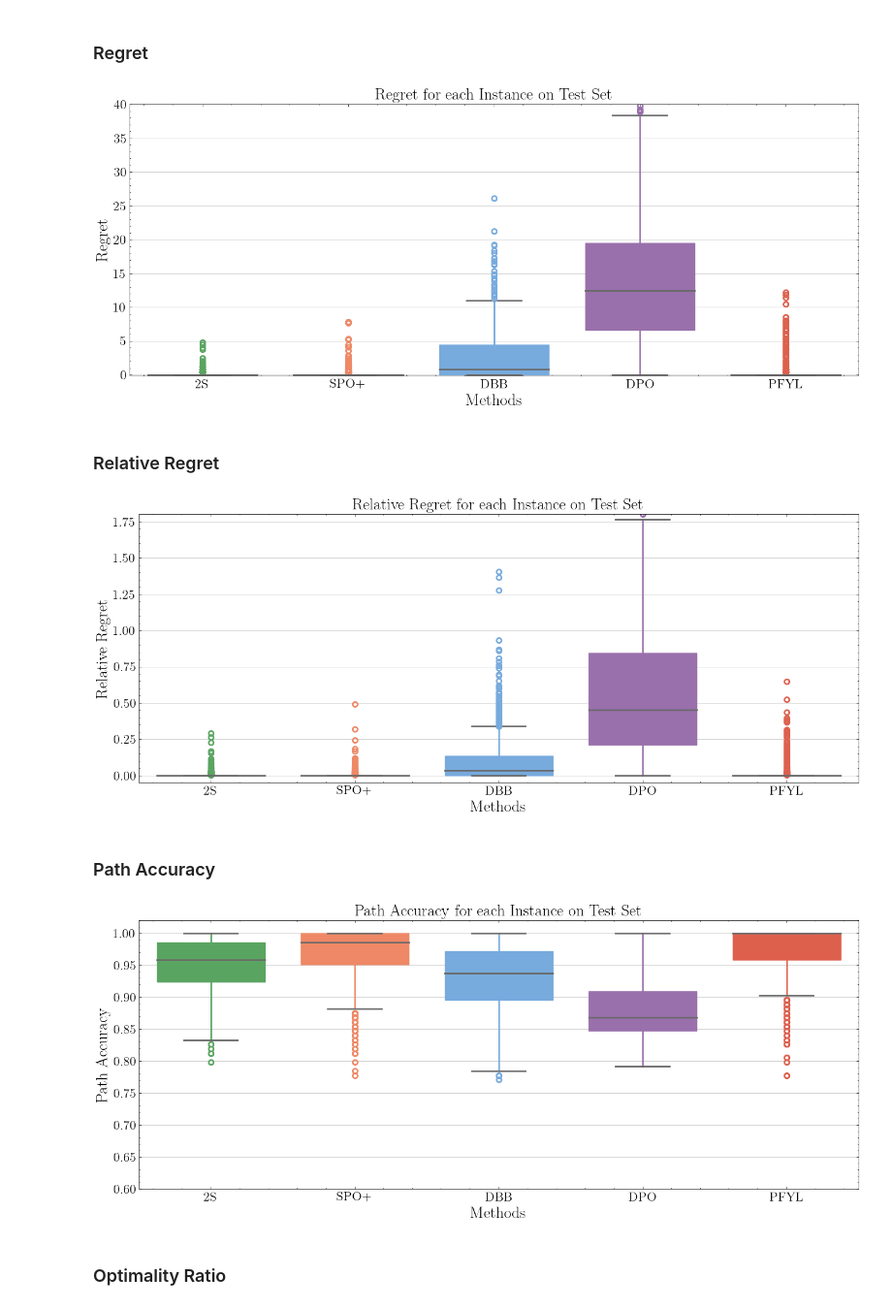
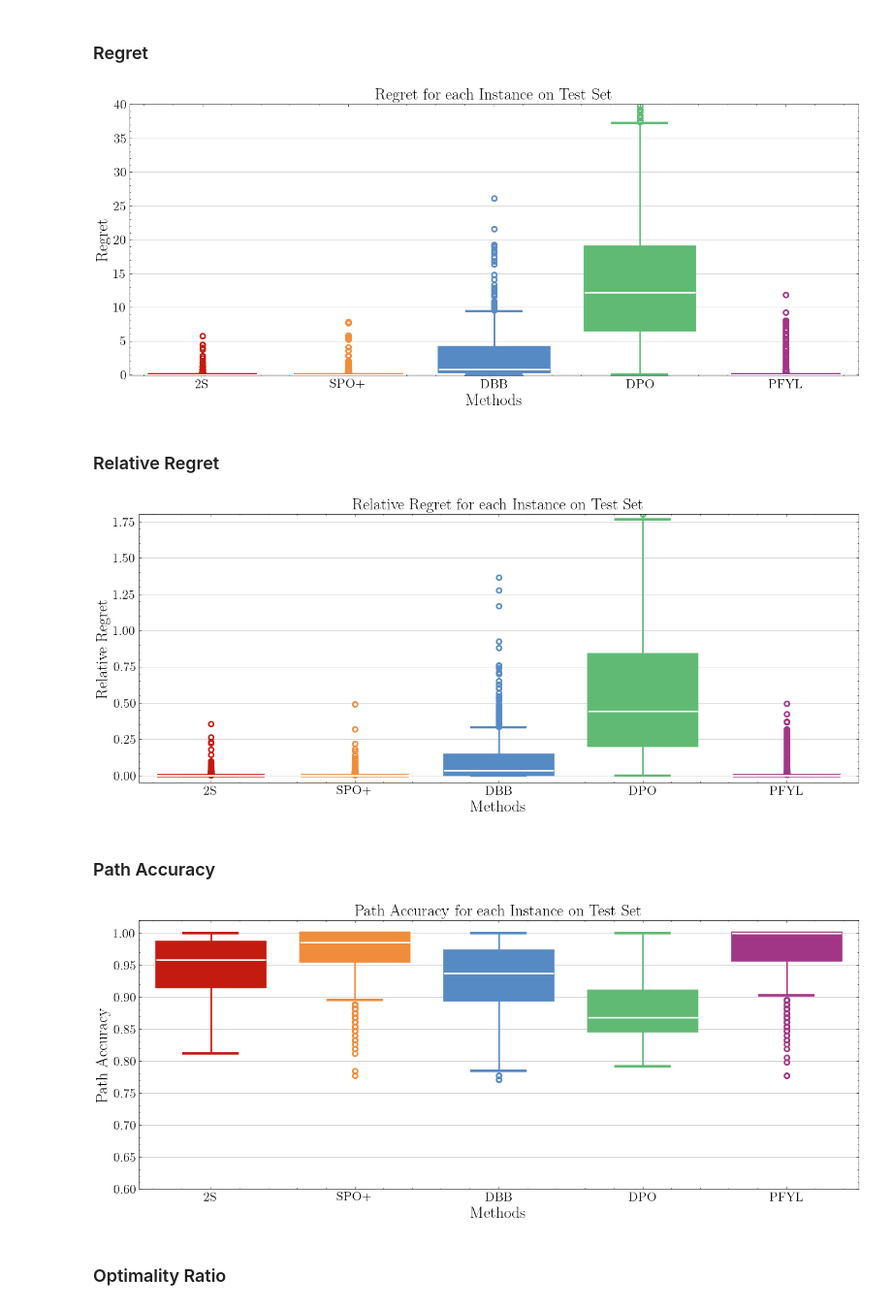
Before and after one commit to khalil-research/PyEPO, a Jupyter notebook: notebooks/Warcraft Shortest Path 1.ipynb, the cells around one changed output. Shown at 97% size. Cells and saved outputs as stored; diff of their text form; code cells hidden in the pictures.

Commit message:
Update vis: color

```diff
--- a/notebooks/Warcraft Shortest Path 1.ipynb
+++ b/notebooks/Warcraft Shortest Path 1.ipynb
@@ -861,7 +862,23 @@ Optimality Ratio: 77.90%
 # %% [markdown]
 ## Comparison
 # %%
-colors = ["#5aa461", "#ee8866", "#77aadd", "#9970ab", "#dd604d"]
+def lighten(color, amount=0.9):
+    """
+    Lightens the given color by multiplying (1-luminosity) by the given amount.
+    """
+    import matplotlib.colors as mc
+    import colorsys
+    try:
+        c = mc.cnames[color]
+    except:
+        c = color
+    c = np.array(colorsys.rgb_to_hls(*mc.to_rgb(c)))
+    return colorsys.hls_to_rgb(c[0],1-amount * (1-c[1]),c[2])
+
+cmap = tc.tol_cmap("rainbow_discrete")(np.linspace(0, 1, 22))
+colors = [cmap[19], cmap[16], cmap[7], cmap[10], cmap[5]]
+for i in range(len(colors)):
+    colors[i] = lighten(colors[i])
 # %% [markdown]
 ### Learning Curve
 # %%
@@ -895,17 +912,21 @@ bp = plt.boxplot(boxplot_data, medianprops=dict(color="dimgrey", linewidth=2), p
 for i, patch in enumerate(bp["boxes"]):
     patch.set_facecolor(colors[i])
     patch.set_color(colors[i])
+    patch.set_linewidth(4)
 for i, patch in enumerate(bp["whiskers"]):
     patch.set_color(colors[i//2])
     patch.set_linewidth(2)
 for i, patch in enumerate(bp["caps"]):
-    patch.set_color("dimgrey")
-    patch.set_linewidth(2)
+    patch.set_color(colors[i//2])
+    patch.set_linewidth(3)
 for i, patch in enumerate(bp["fliers"]):
     patch.set_marker("o")
     patch.set_markeredgecolor(colors[i])
     patch.set_markersize(6)
     patch.set_markeredgewidth(2)
+for i, patch in enumerate(bp["medians"]):
+    patch.set_color("w")
+    patch.set_linewidth(2)
 # grid
 plt.grid(color="grey", alpha=0.5, linewidth=0.5, which="major", axis="y")
 # labels and ticks
@@ -920,7 +941,7 @@ plt.show()
 # save
 fig.savefig("./images/wc_reg.pdf", dpi=300)
 # %% [output]
-[figure, old version]
+[figure, new version]
 # %% [markdown]
 ### Relative Regret
 # %%
@@ -932,17 +953,21 @@ bp = plt.boxplot(boxplot_data, medianprops=dict(color="dimgrey", linewidth=2), p
 for i, patch in enumerate(bp["boxes"]):
     patch.set_facecolor(colors[i])
     patch.set_color(colors[i])
+    patch.set_linewidth(4)
 for i, patch in enumerate(bp["whiskers"]):
     patch.set_color(colors[i//2])
     patch.set_linewidth(2)
 for i, patch in enumerate(bp["caps"]):
-    patch.set_color("dimgrey")
-    patch.set_linewidth(2)
+    patch.set_color(colors[i//2])
+    patch.set_linewidth(3)
 for i, patch in enumerate(bp["fliers"]):
     patch.set_marker("o")
     patch.set_markeredgecolor(colors[i])
     patch.set_markersize(6)
     patch.set_markeredgewidth(2)
+for i, patch in enumerate(bp["medians"]):
+    patch.set_color("w")
+    patch.set_linewidth(2)
 # grid
 plt.grid(color="grey", alpha=0.5, linewidth=0.5, which="major", axis="y")
 # labels and ticks
@@ -957,43 +982,47 @@ plt.show()
 # save
 fig.savefig("./images/wc_relreg.pdf", dpi=300)
 # %% [output]
-[figure, old version]
+[figure, new version]
 # %% [markdown]
 ### Path Accuracy
 # %%
 # draw boxplot of accuracy per instance
 fig = plt.figure(figsize=(16,6))
 boxplot_data = [df1["Accuracy"], df3["Accuracy"], df4["Accuracy"], df5["Accuracy"], df6["Accuracy"]]
 bp = plt.boxplot(boxplot_data, medianprops=dict(color="dimgrey", linewidth=2), patch_artist=True, widths=0.75)
 for i, patch in enumerate(bp["boxes"]):
     patch.set_facecolor(colors[i])
     patch.set_color(colors[i])
+    patch.set_linewidth(4)
 for i, patch in enumerate(bp["whiskers"]):
     patch.set_color(colors[i//2])
     patch.set_linewidth(2)
 for i, patch in enumerate(bp["caps"]):
-    patch.set_color("dimgrey")
-    patch.set_linewidth(2)
+    patch.set_color(colors[i//2])
+    patch.set_linewidth(3)
 for i, patch in enumerate(bp["fliers"]):
     patch.set_marker("o")
     patch.set_markeredgecolor(colors[i])
     patch.set_markersize(6)
     patch.set_markeredgewidth(2)
+for i, patch in enumerate(bp["medians"]):
+    patch.set_color("w")
+    patch.set_linewidth(2)
 # grid
 plt.grid(color="grey", alpha=0.5, linewidth=0.5, which="major", axis="y")
 # labels and ticks
 plt.xticks(ticks=range(1,6), fontsize=16, labels=["2S", "SPO+", "DBB", "DPO", "PFYL"])
 plt.xlabel("Methods", fontsize=20)
 plt.ylabel("Path Accuracy", fontsize=20)
 plt.yticks(fontsize=16)
 plt.xlim(0.5, 5.5)
 plt.ylim(0.6, 1.02)
 plt.title("Path Accuracy for each Instance on Test Set", fontsize=20)
 plt.show()
 # save
 fig.savefig("./images/wc_pa.pdf", dpi=300)
 # %% [output]
-[figure, old version]
+[figure, new version]
 # %% [markdown]
 ### Optimality Ratio
 # %%
```
Also changed, not shown: parts of 9 cells of this notebook, 5 other files.
